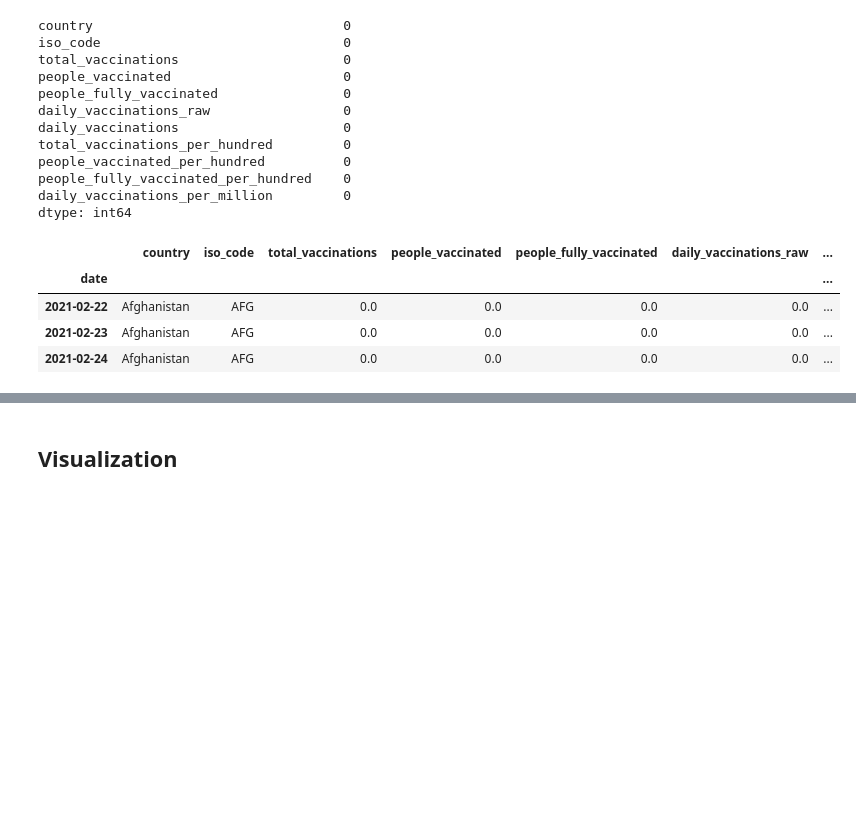
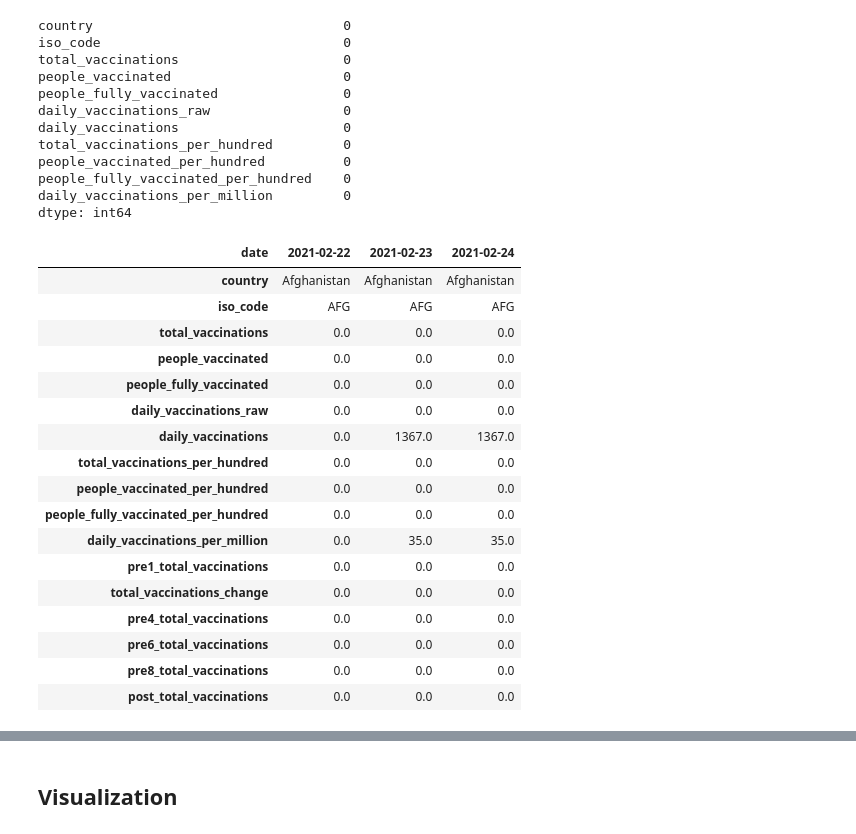
Before and after one commit to fereshteh-bahadory/ML-for-Covid19-prediction, a Jupyter notebook: Untitled0_(2).ipynb, the cells around one changed output, grey strips where cells are left out. Drawn from its saved outputs; the diff is of its cells as text; code cells hidden in the pictures; blank space fills up the shorter version.

```diff
--- a/Untitled0_(2).ipynb
+++ b/Untitled0_(2).ipynb
@@ -153,12 +157,26 @@ data1["total_vaccinations_change"]=data1.progress_apply(
 data1["pre4_total_vaccinations"]=data1["total_vaccinations"].shift(4)
 data1["pre6_total_vaccinations"]=data1["total_vaccinations"].shift(6)
 data1["pre8_total_vaccinations"]=data1["total_vaccinations"].shift(8)
+data1["post_total_vaccinations"]=data1["total_vaccinations"].shift(8)
 data1.fillna(0,inplace=True)
 # %%
-data1.head(3)
+data1.head(3).T
 # %% [output]
-|  | country | iso_code | total_vaccinations | people_vaccinated | people_fully_vaccinated | daily_vaccinations_raw | ... |
-| date |  |  |  |  |  |  | ... |
-| 2021-02-22 | Afghanistan | AFG | 0.0 | 0.0 | 0.0 | 0.0 | ... |
-| 2021-02-23 | Afghanistan | AFG | 0.0 | 0.0 | 0.0 | 0.0 | ... |
-| 2021-02-24 | Afghanistan | AFG | 0.0 | 0.0 | 0.0 | 0.0 | ... |
+| date | 2021-02-22 | 2021-02-23 | 2021-02-24 |
+| country | Afghanistan | Afghanistan | Afghanistan |
+| iso_code | AFG | AFG | AFG |
+| total_vaccinations | 0.0 | 0.0 | 0.0 |
+| people_vaccinated | 0.0 | 0.0 | 0.0 |
+| people_fully_vaccinated | 0.0 | 0.0 | 0.0 |
+| daily_vaccinations_raw | 0.0 | 0.0 | 0.0 |
+| daily_vaccinations | 0.0 | 1367.0 | 1367.0 |
+| total_vaccinations_per_hundred | 0.0 | 0.0 | 0.0 |
+| people_vaccinated_per_hundred | 0.0 | 0.0 | 0.0 |
+| people_fully_vaccinated_per_hundred | 0.0 | 0.0 | 0.0 |
+| daily_vaccinations_per_million | 0.0 | 35.0 | 35.0 |
+| pre1_total_vaccinations | 0.0 | 0.0 | 0.0 |
+| total_vaccinations_change | 0.0 | 0.0 | 0.0 |
+| pre4_total_vaccinations | 0.0 | 0.0 | 0.0 |
+| pre6_total_vaccinations | 0.0 | 0.0 | 0.0 |
+| pre8_total_vaccinations | 0.0 | 0.0 | 0.0 |
+| post_total_vaccinations | 0.0 | 0.0 | 0.0 |
```
Also changed, not shown: parts of 14 cells of this notebook.
